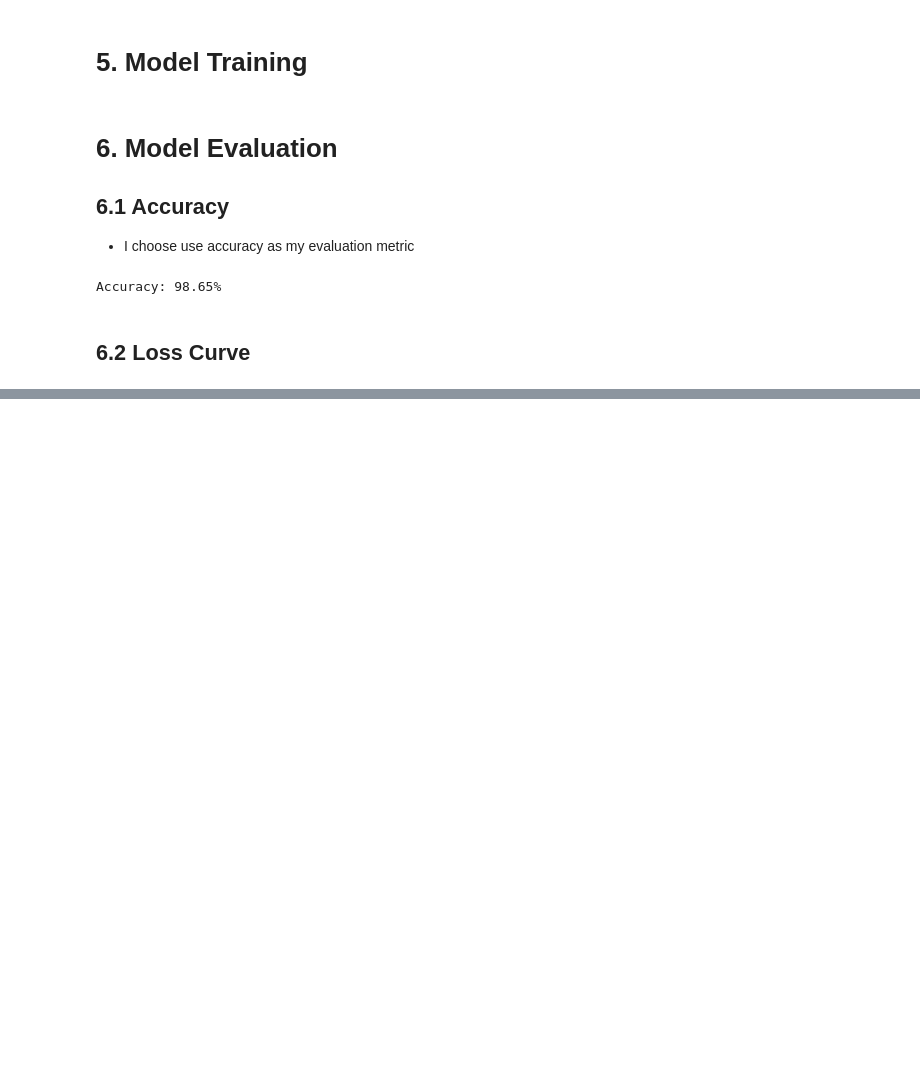
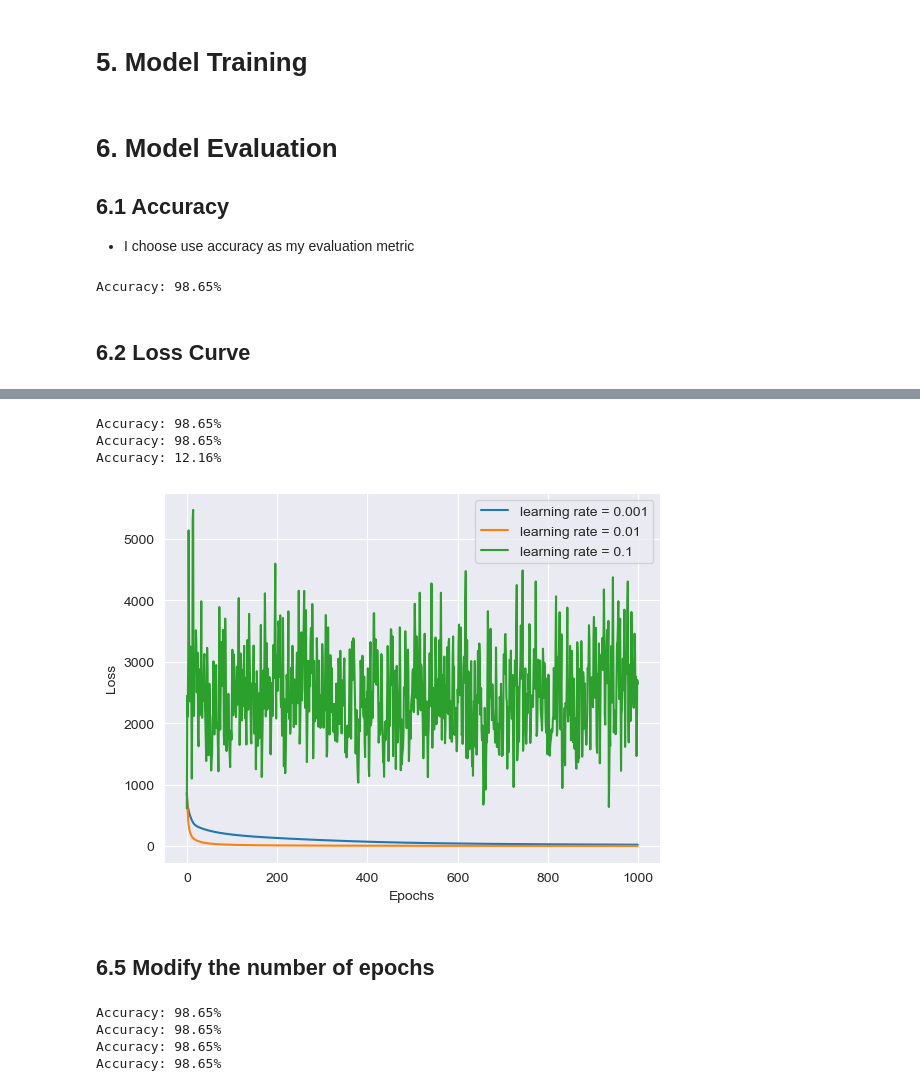
Before and after one commit to chengxinzhaox/ML-Learn-recourses, a Jupyter notebook: cw1/ANN.ipynb, the cells around one changed output, grey strips where cells are left out. Saved outputs shown, nothing was run; the diff lists cells and outputs as text; code cells hidden in the pictures; blank space fills up the shorter version.

```diff
--- a/cw1/ANN.ipynb
+++ b/cw1/ANN.ipynb
@@ -295,0 +267,60 @@ MSE: 0.05
+# %%
+ann5 = ANN(X_train.shape[1], 10, y_train.shape[1])
+ann5.train(X_train, y_train, epochs=1000, learning_rate=0.001)
+y_pred5 = ann5.predict(X_test)
+print(f"Accuracy: {accuracy(y_test_labels, y_pred5):.2f}%")
+
+ann6 = ANN(X_train.shape[1], 10, y_train.shape[1])
+ann6.train(X_train, y_train, epochs=1000, learning_rate=0.01)
+y_pred6 = ann6.predict(X_test)
+print(f"Accuracy: {accuracy(y_test_labels, y_pred6):.2f}%")
+
+ann7 = ANN(X_train.shape[1], 10, y_train.shape[1])
+ann7.train(X_train, y_train, epochs=1000, learning_rate=0.1)
+y_pred7 = ann7.predict(X_test)
+print(f"Accuracy: {accuracy(y_test_labels, y_pred7):.2f}%")
+# %% [output]
+Accuracy: 98.65%
+Accuracy: 98.65%
+Accuracy: 12.16%
+# %%
+cost_history5 = ann5.cost_history
+cost_history6 = ann6.cost_history
+cost_history7 = ann7.cost_history
+
+plt.plot(range(1000), cost_history5, label='learning rate = 0.001')
+plt.plot(range(1000), cost_history6, label='learning rate = 0.01')
+plt.plot(range(1000), cost_history7, label='learning rate = 0.1')
+plt.xlabel('Epochs')
+plt.ylabel('Loss')
+plt.legend()
+plt.show()
+# %% [output]
+[figure, added]
+# %% [markdown]
+## 6.5 Modify the number of epochs
+# %%
+ann8 = ANN(X_train.shape[1], 10, y_train.shape[1])
+ann8.train(X_train, y_train, epochs=100, learning_rate=0.01)
+y_pred8 = ann8.predict(X_test)
+print(f"Accuracy: {accuracy(y_test_labels, y_pred8):.2f}%")
+
+ann9 = ANN(X_train.shape[1], 10, y_train.shape[1])
+ann9.train(X_train, y_train, epochs=500, learning_rate=0.01)
+y_pred9 = ann9.predict(X_test)
+print(f"Accuracy: {accuracy(y_test_labels, y_pred9):.2f}%")
+
+ann10 = ANN(X_train.shape[1], 10, y_train.shape[1])
+ann10.train(X_train, y_train, epochs=1000, learning_rate=0.01)
+y_pred10 = ann10.predict(X_test)
+print(f"Accuracy: {accuracy(y_test_labels, y_pred10):.2f}%")
+
+ann11 = ANN(X_train.shape[1], 10, y_train.shape[1])
+ann11.train(X_train, y_train, epochs=2000, learning_rate=0.01)
+y_pred11 = ann11.predict(X_test)
+print(f"Accuracy: {accuracy(y_test_labels, y_pred11):.2f}%")
+# %% [output]
+Accuracy: 98.65%
+Accuracy: 98.65%
+Accuracy: 98.65%
+Accuracy: 98.65%
```
Also changed, not shown: parts of 17 cells of this notebook, 2 other files.
